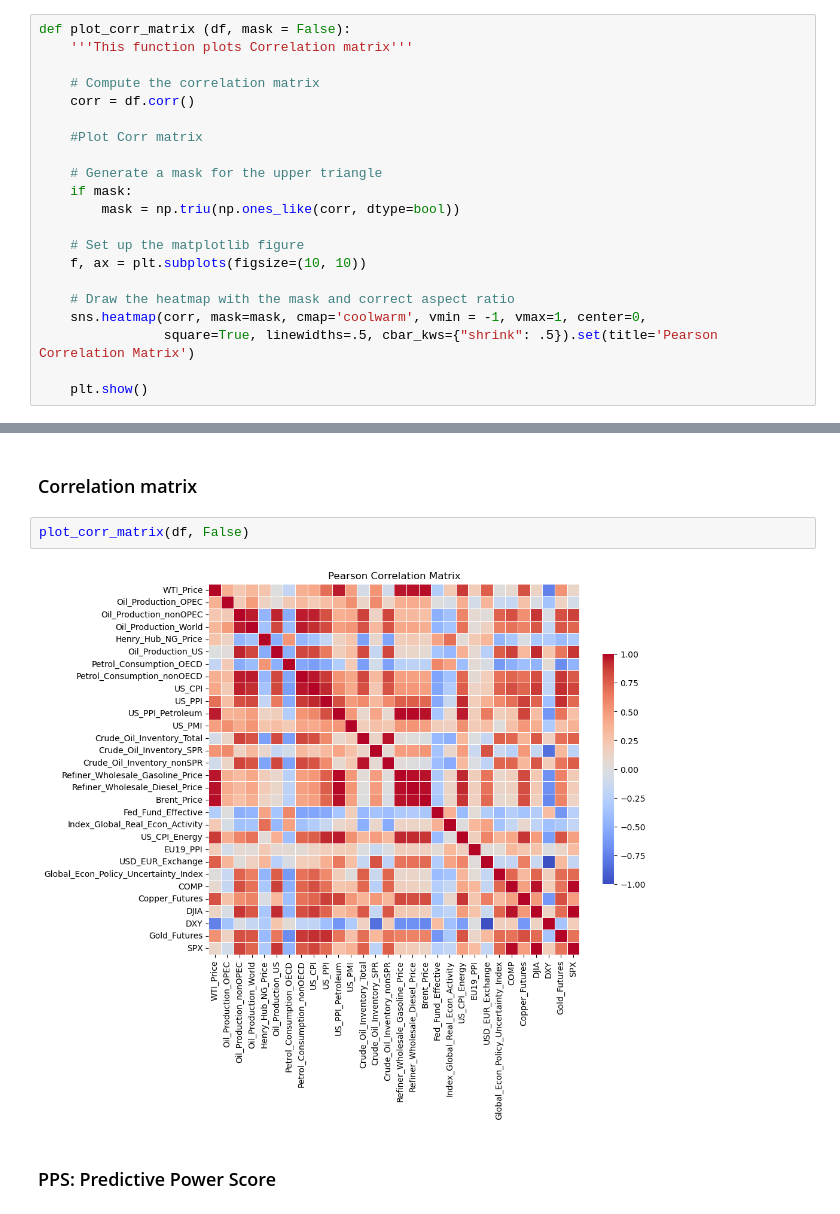
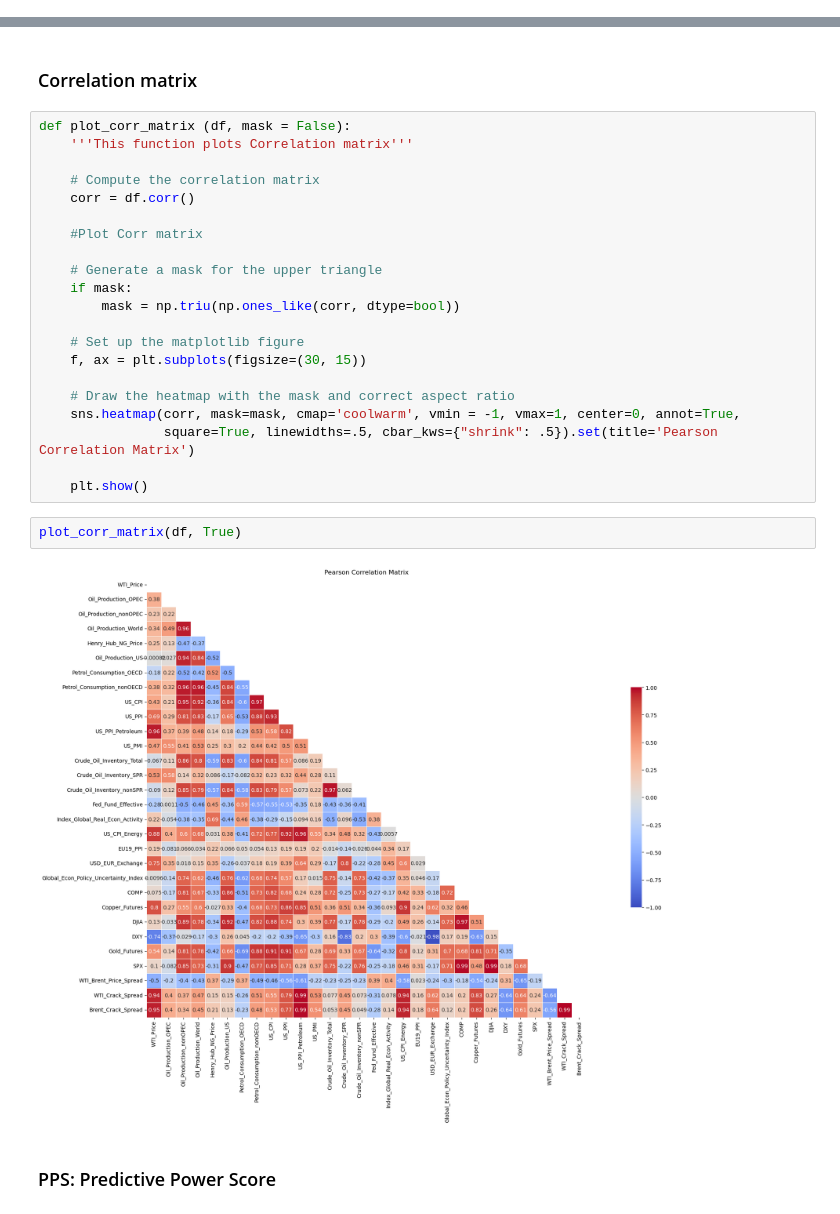
Before and after one commit to faridjn/WTI_Crude_Oil_Price_Prediction_Using_ML, a Jupyter notebook: notebooks/03_exploratory_data_analysis.ipynb, the cells around one changed output, grey strips where cells are left out. Saved outputs shown, nothing was run; the diff lists cells and outputs as text.

```diff
--- a/notebooks/03_exploratory_data_analysis.ipynb
+++ b/notebooks/03_exploratory_data_analysis.ipynb
@@ -34,24 +34,3 @@ def count_over_thershold(li, bounding_limit: tuple):
             m +=1
     pct = 100.0*m/n
     print(f'{pct:1.2f}% of items ({m}/{n}) are out of {bounding_limit}')
-# %%
-def plot_corr_matrix (df, mask = False):
-    '''This function plots Correlation matrix'''
-
-    # Compute the correlation matrix
-    corr = df.corr()
-
-    #Plot Corr matrix
-
-    # Generate a mask for the upper triangle
-    if mask:
-        mask = np.triu(np.ones_like(corr, dtype=bool))
-
-    # Set up the matplotlib figure
-    f, ax = plt.subplots(figsize=(10, 10))
-
-    # Draw the heatmap with the mask and correct aspect ratio
-    sns.heatmap(corr, mask=mask, cmap='coolwarm', vmin = -1, vmax=1, center=0,
-                square=True, linewidths=.5, cbar_kws={"shrink": .5}).set(title='Pearson Correlation Matrix')
-
-    plt.show()
@@ -249,9 +207,30 @@ plt.subplots_adjust(hspace=0.5);
 [figure]
 # %% [markdown]
 ### Correlation matrix
+# %%
+def plot_corr_matrix (df, mask = False):
+    '''This function plots Correlation matrix'''
+
+    # Compute the correlation matrix
+    corr = df.corr()
+
+    #Plot Corr matrix
+
+    # Generate a mask for the upper triangle
+    if mask:
+        mask = np.triu(np.ones_like(corr, dtype=bool))
+
+    # Set up the matplotlib figure
+    f, ax = plt.subplots(figsize=(30, 15))
+
+    # Draw the heatmap with the mask and correct aspect ratio
+    sns.heatmap(corr, mask=mask, cmap='coolwarm', vmin = -1, vmax=1, center=0, annot=True,
+                square=True, linewidths=.5, cbar_kws={"shrink": .5}).set(title='Pearson Correlation Matrix')
+
+    plt.show()
 # %%
-plot_corr_matrix(df, False)
+plot_corr_matrix(df, True)
 # %% [output]
-[figure, old version]
+[figure, new version]
 # %% [markdown]
 ### PPS: Predictive Power Score
```
Also changed, not shown: parts of 6 cells of this notebook, 1 other file.
